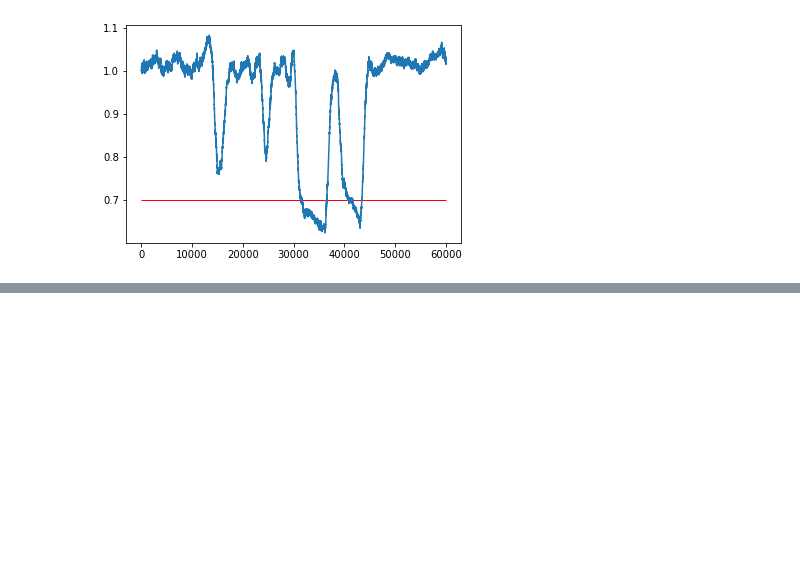
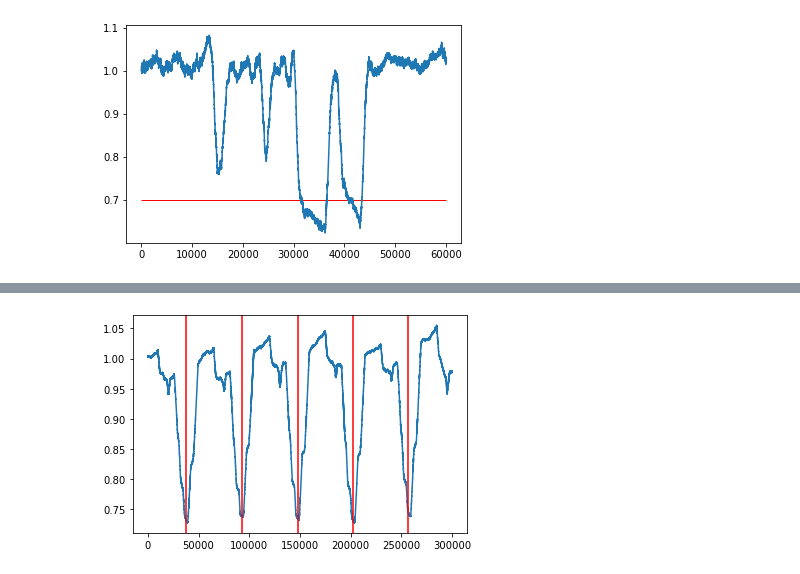
Before and after one commit to oune/meka_py, a Jupyter notebook: Untitled.ipynb, the cells around one changed output, grey strips where cells are left out. Saved outputs shown, nothing was run; the diff lists cells and outputs as text; code cells hidden in the pictures; blank space fills up the shorter version.

```diff
--- a/Untitled.ipynb
+++ b/Untitled.ipynb
@@ -188,0 +345,15 @@ plt.hlines(0.7, 0, 60000, color='red', linestyle='solid', linewidth=1)
+# %%
+size = 300000
+plt.plot(l1[:size])
+mids = getmids(l1, size, 0.75)
+pre = mids[0]
+for data in mids[1:]:
+    if (data - pre < 10000):
+        mids.remove(data)
+    else:
+        pre = data
+
+for data in mids:
+    plt.axvline(x=data, ymin=0, ymax=1, color = 'red')
+# %% [output]
+[figure, added]
```
Also changed, not shown: parts of 29 cells of this notebook, 1 other file.
